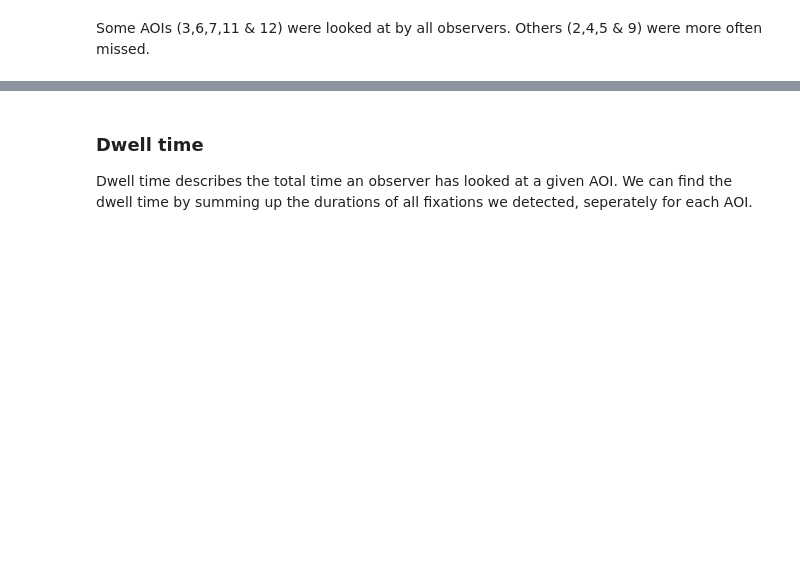
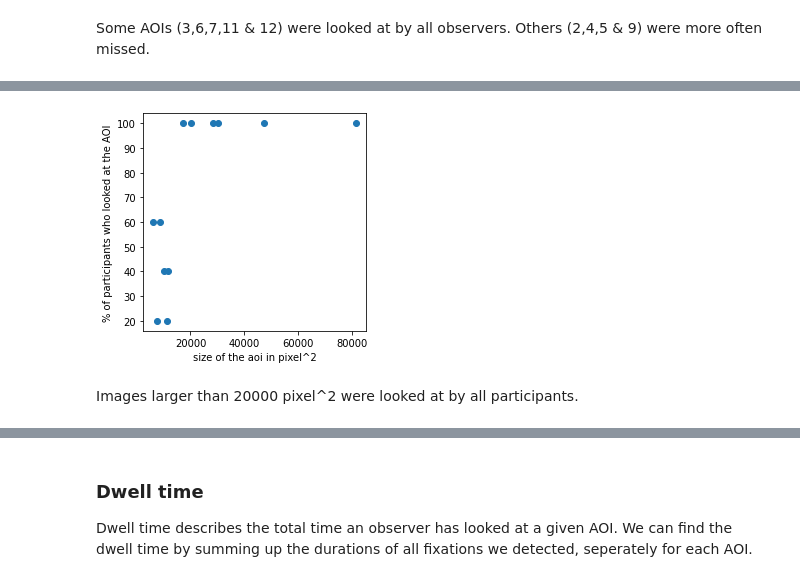
Before and after one commit to pupil-labs/gallery_demo_analysis, a Jupyter notebook: AOIs in static vs. dynamic scenes.ipynb, the cells around one changed output, grey strips where cells are left out. Cells and saved outputs as stored; diff of their text form; code cells hidden in the pictures; blank space fills up the shorter version.

```diff
--- a/AOIs in static vs. dynamic scenes.ipynb
+++ b/AOIs in static vs. dynamic scenes.ipynb
@@ -284,0 +279,13 @@ Some AOIs (3,6,7,11 & 12) were looked at by all observers. Others (2,4,5 & 9) we
+# %%
+# compute the size of the AOI by multiplying width and length of the AOIS
+aoi_size = np.array([AOI[2] * AOI[3] for AOI in static_aois])
+
+size_hits_fig, size_hits_ax = plt.subplots(1,1, figsize=(4,4))
+size_hits_ax.scatter(aoi_size, static_proportional_hits['hit'])
+
+size_hits_ax.set_xlabel('size of the aoi in pixel^2')
+size_hits_ax.set_ylabel('% of participants who looked at the AOI');
+# %% [output]
+[figure, added]
+# %% [markdown]
+Images larger than 20000 pixel^2 were looked at by all participants.
```
Also changed, not shown: parts of 35 cells of this notebook.
